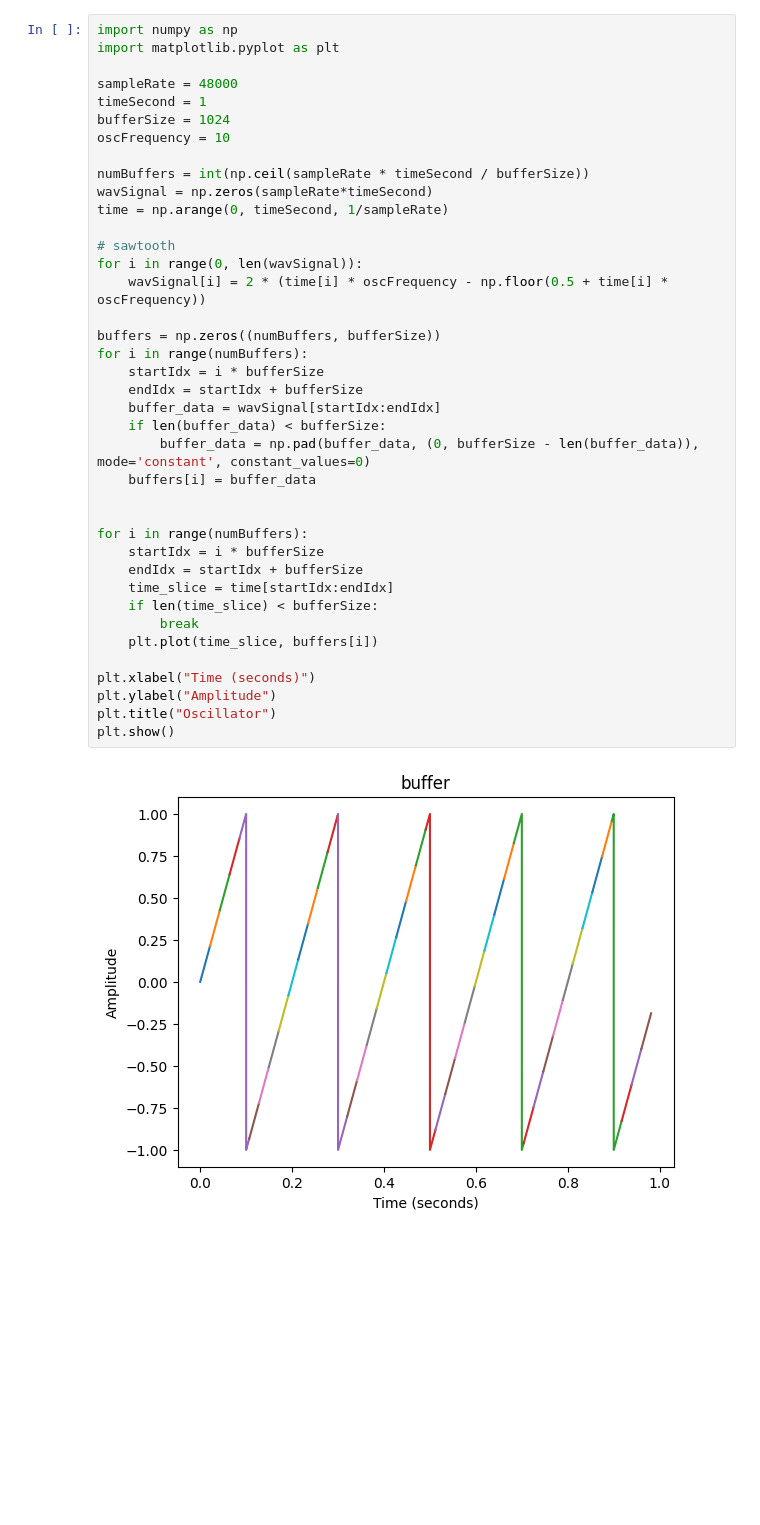
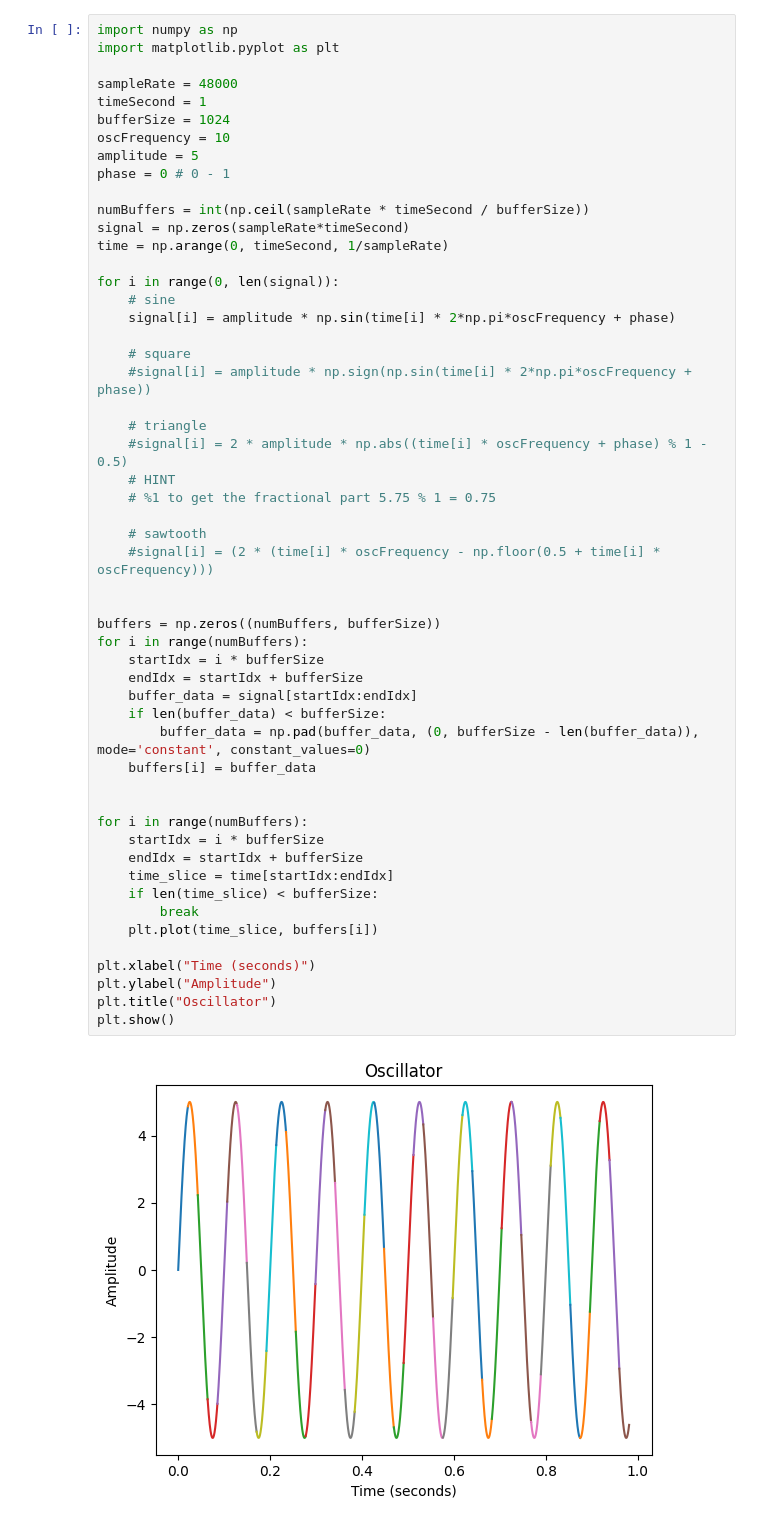
Before and after one commit to mozahzah/DSPy, a Jupyter notebook: Source/Oscillator.ipynb, the cells around one changed output. Saved outputs shown, nothing was run; the diff lists cells and outputs as text; blank space fills up the shorter version.

Commit message:
added different types of osc shapes, amplitude variable and phase variabel

```diff
--- a/Source/Oscillator.ipynb
+++ b/Source/Oscillator.ipynb
@@ -6,36 +6,50 @@ sampleRate = 48000
 timeSecond = 1
 bufferSize = 1024
 oscFrequency = 10
+amplitude = 5
+phase = 0 # 0 - 1
 
 numBuffers = int(np.ceil(sampleRate * timeSecond / bufferSize))
-wavSignal = np.zeros(sampleRate*timeSecond)
+signal = np.zeros(sampleRate*timeSecond)
 time = np.arange(0, timeSecond, 1/sampleRate)
 
-# sawtooth
-for i in range(0, len(wavSignal)):
-    wavSignal[i] = 2 * (time[i] * oscFrequency - np.floor(0.5 + time[i] * oscFrequency))
+for i in range(0, len(signal)):
+    # sine
+    signal[i] = amplitude * np.sin(time[i] * 2*np.pi*oscFrequency + phase)
+
+    # square
+    #signal[i] = amplitude * np.sign(np.sin(time[i] * 2*np.pi*oscFrequency + phase))
+
+    # triangle
+    #signal[i] = 2 * amplitude * np.abs((time[i] * oscFrequency + phase) % 1 - 0.5)
+    # HINT
+    # %1 to get the fractional part 5.75 % 1 = 0.75
+
+    # sawtooth
+    #signal[i] = (2 * (time[i] * oscFrequency - np.floor(0.5 + time[i] * oscFrequency)))
+
 
 buffers = np.zeros((numBuffers, bufferSize))
 for i in range(numBuffers):
     startIdx = i * bufferSize
     endIdx = startIdx + bufferSize
-    buffer_data = wavSignal[startIdx:endIdx]
+    buffer_data = signal[startIdx:endIdx]
     if len(buffer_data) < bufferSize:
         buffer_data = np.pad(buffer_data, (0, bufferSize - len(buffer_data)), mode='constant', constant_values=0)
     buffers[i] = buffer_data
 
 
 for i in range(numBuffers):
     startIdx = i * bufferSize
     endIdx = startIdx + bufferSize
     time_slice = time[startIdx:endIdx]
     if len(time_slice) < bufferSize:
         break
     plt.plot(time_slice, buffers[i])
 
 plt.xlabel("Time (seconds)")
 plt.ylabel("Amplitude")
 plt.title("Oscillator")
 plt.show()
 # %% [output]
-[figure, old version]
+[figure, new version]
```
